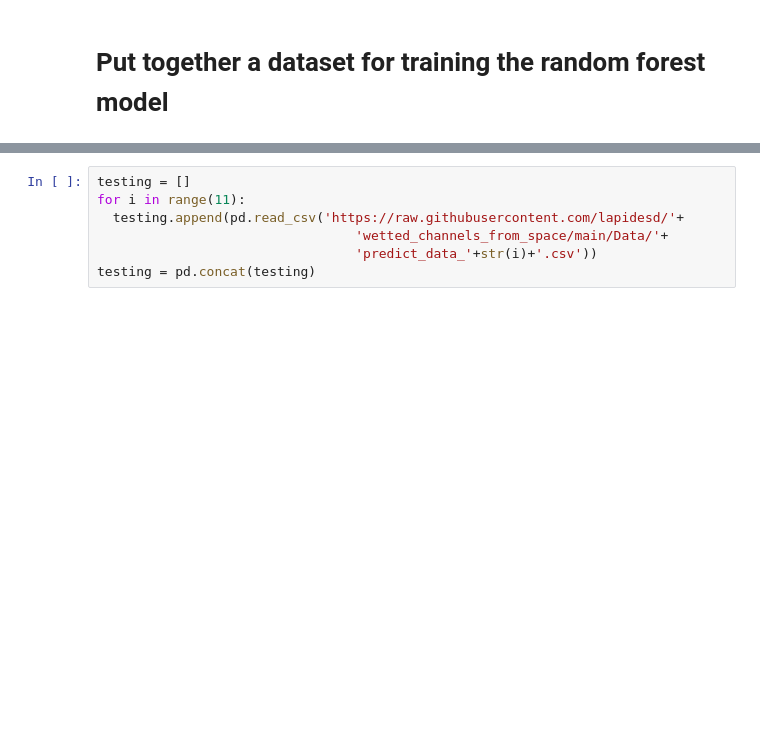
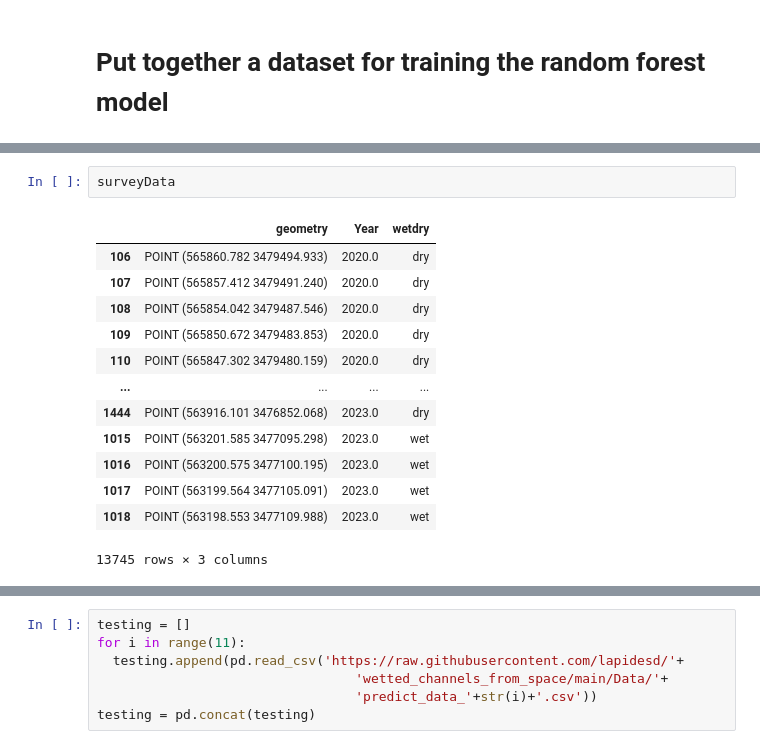
Before and after one commit to lapidesd/SanPedro_wetdry_pilot, a Jupyter notebook: code/Ramsey_wetted_channel_random_forest_data_preparation.ipynb, the cells around one changed output, grey strips where cells are left out. Cells and saved outputs as stored; diff of their text form; blank space fills up the shorter version.

```diff
--- a/code/Ramsey_wetted_channel_random_forest_data_preparation.ipynb
+++ b/code/Ramsey_wetted_channel_random_forest_data_preparation.ipynb
@@ -263 +307,17 @@ gdf_predict.to_csv('../data/Ramsey/imagery/processed_imagery/PSScope_data_buffer
+# %%
+surveyData
+# %% [output]
+|  | geometry | Year | wetdry |
+| 106 | POINT (565860.782 3479494.933) | 2020.0 | dry |
+| 107 | POINT (565857.412 3479491.240) | 2020.0 | dry |
+| 108 | POINT (565854.042 3479487.546) | 2020.0 | dry |
+| 109 | POINT (565850.672 3479483.853) | 2020.0 | dry |
+| 110 | POINT (565847.302 3479480.159) | 2020.0 | dry |
+| ... | ... | ... | ... |
+| 1444 | POINT (563916.101 3476852.068) | 2023.0 | dry |
+| 1015 | POINT (563201.585 3477095.298) | 2023.0 | wet |
+| 1016 | POINT (563200.575 3477100.195) | 2023.0 | wet |
+| 1017 | POINT (563199.564 3477105.091) | 2023.0 | wet |
+| 1018 | POINT (563198.553 3477109.988) | 2023.0 | wet |
+13745 rows × 3 columns
 # %%
```
Also changed, not shown: parts of 4 cells of this notebook, 18 other files.
